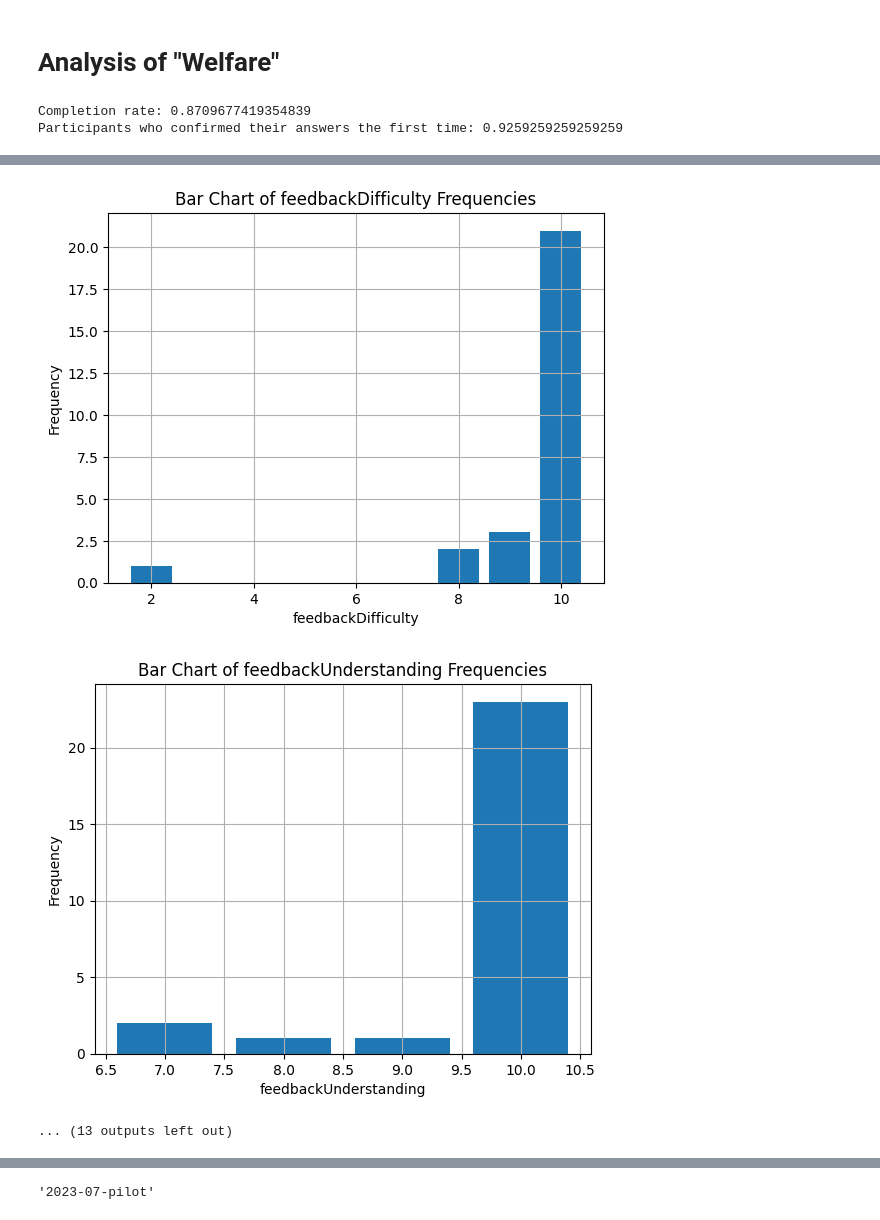
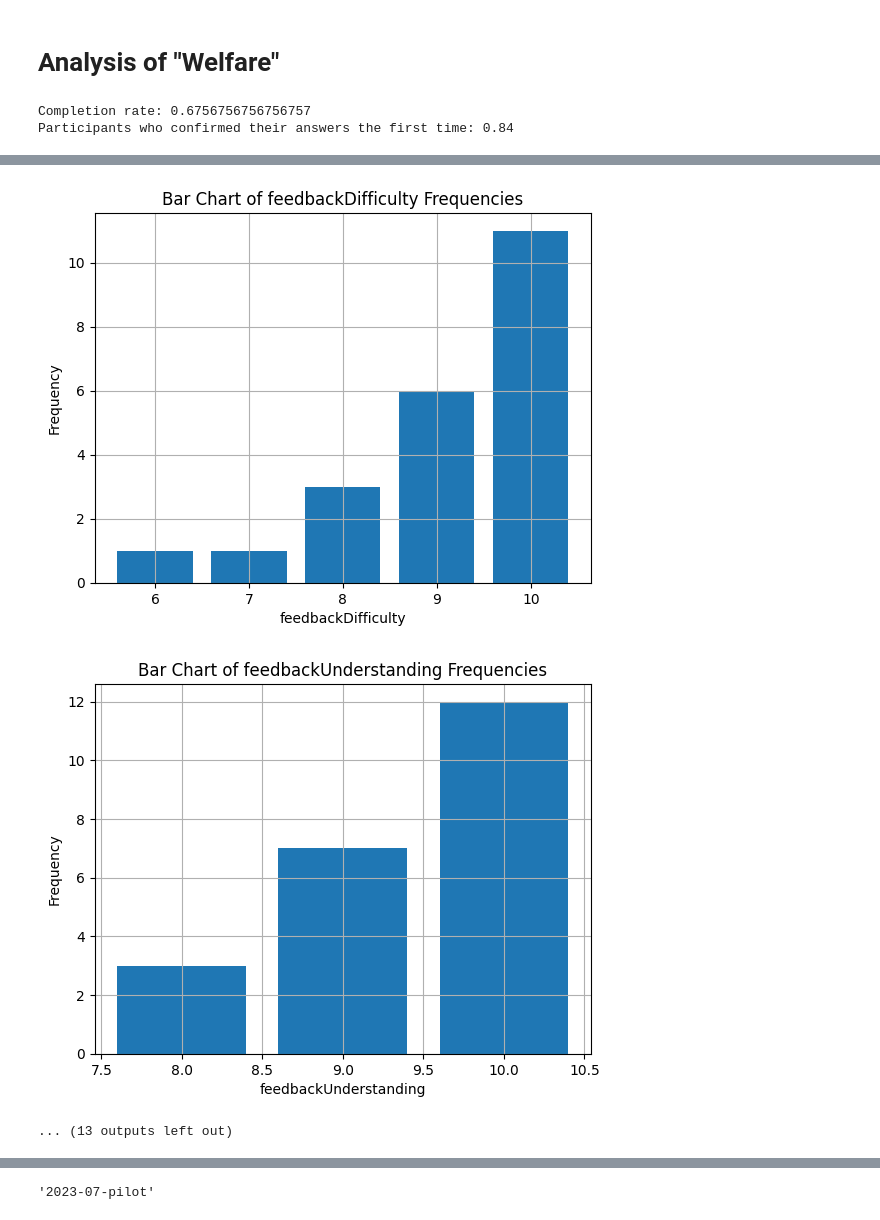
Before and after one commit to LukasBolte/Welfare2, a Jupyter notebook: data_analysis.ipynb, the cells around one changed output, grey strips where cells are left out. Cells and saved outputs as stored; diff of their text form; code cells hidden in the pictures.

```diff
--- a/data_analysis.ipynb
+++ b/data_analysis.ipynb
@@ -29,7 +29,7 @@ def load_csv_files(subfolder_name):
     return combined_df
 
 # Usage:
-subfolder_name = '2023-07-pilot'
+subfolder_name = '2023-07-pilot_extended_WTP'
 data = load_csv_files(subfolder_name)
 
 # Remove duplicates based on all columns
@@ -50,7 +50,7 @@ pages_to_exclude = ['Welcome', 'Consent']
 
 # Create new columns based on conditions
 data['started_experiment'] = data['_current_page_name'].apply(lambda x: x not in pages_to_exclude and pd.notna(x))
-data['finished_experiment'] = data['_current_page_name'].apply(lambda x: x == 'Finished')
+data['finished_experiment'] = data['_current_page_name'].apply(lambda x: x in ['End','Finished'])
 
 # Calculate completion rate
 finished_experiment_count = data['finished_experiment'].sum()
@@ -296,5 +296,5 @@ selected_data = data[selected_columns]
 file_path = os.path.join(subfolder_path, 'feedback.csv')
 selected_data.to_csv(file_path, index=False)
 # %% [output]
-Completion rate: 0.8709677419354839
-Participants who confirmed their answers the first time: 0.9259259259259259
+Completion rate: 0.6756756756756757
+Participants who confirmed their answers the first time: 0.84
@@ -310,4 +310,4 @@ Participants who confirmed their answers the first time: 0.9259259259259259
-[figure, old version]
+[figure, new version]
-[figure, old version]
+[figure, new version]
 ... (13 outputs left out)
 # %%
```
Also changed, not shown: parts of 2 cells of this notebook, 37 other files.
